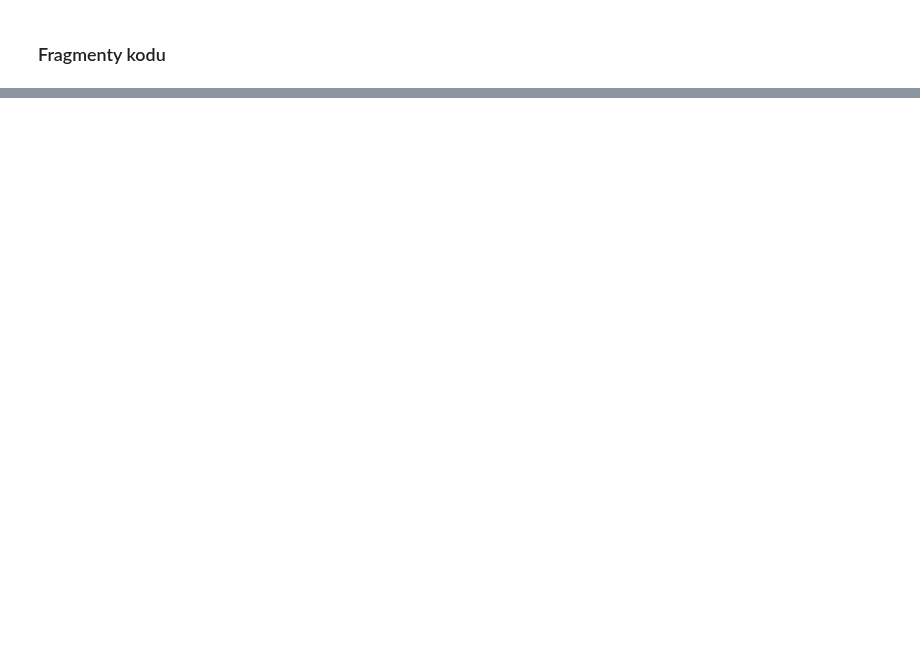
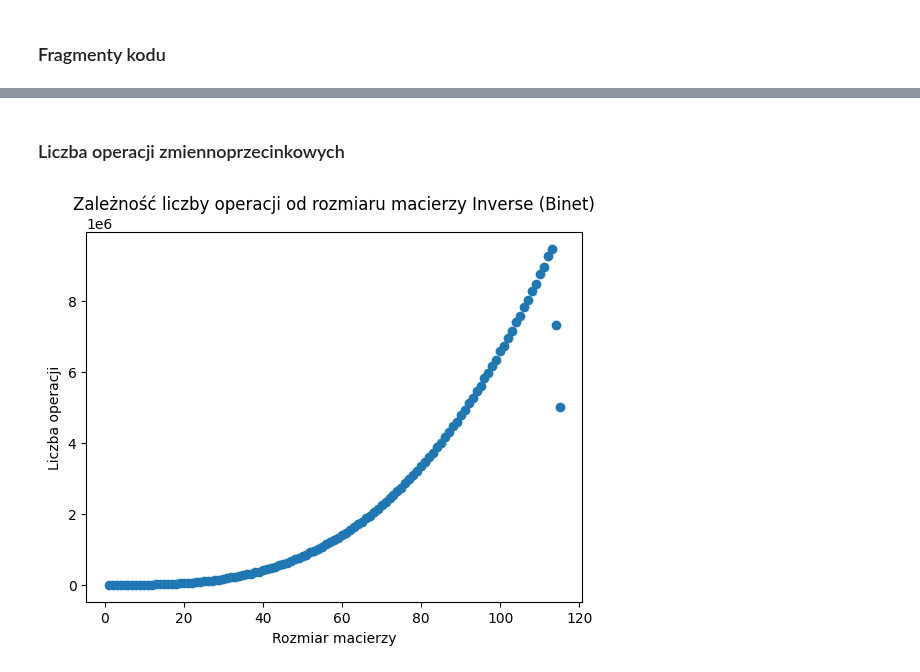
Before and after one commit to krzysztof-kopel/AlgoMacierzowe, a Jupyter notebook: lab2/lab2.ipynb, the cells around one changed output, grey strips where cells are left out. Saved outputs shown, nothing was run; the diff lists cells and outputs as text; code cells hidden in the pictures; blank space fills up the shorter version.

```diff
--- a/lab2/lab2.ipynb
+++ b/lab2/lab2.ipynb
@@ -270,0 +346,10 @@ Algorytm ten opiera się o kilka głównych kroków, pierwszym z nich jest przem
+# %% [markdown]
+### Liczba operacji zmiennoprzecinkowych
+# %%
+plt.scatter(range(1, len(measurements_inverse_binet_wrappers) + 1), [wrapper.flops for wrapper in measurements_inverse_binet_wrappers])
+plt.title("Zależność liczby operacji od rozmiaru macierzy Inverse (Binet)")
+plt.xlabel("Rozmiar macierzy")
+plt.ylabel("Liczba operacji")
+plt.show()
+# %% [output]
+[figure, added]
```
Also changed, not shown: parts of 45 cells of this notebook, 6 other files.
